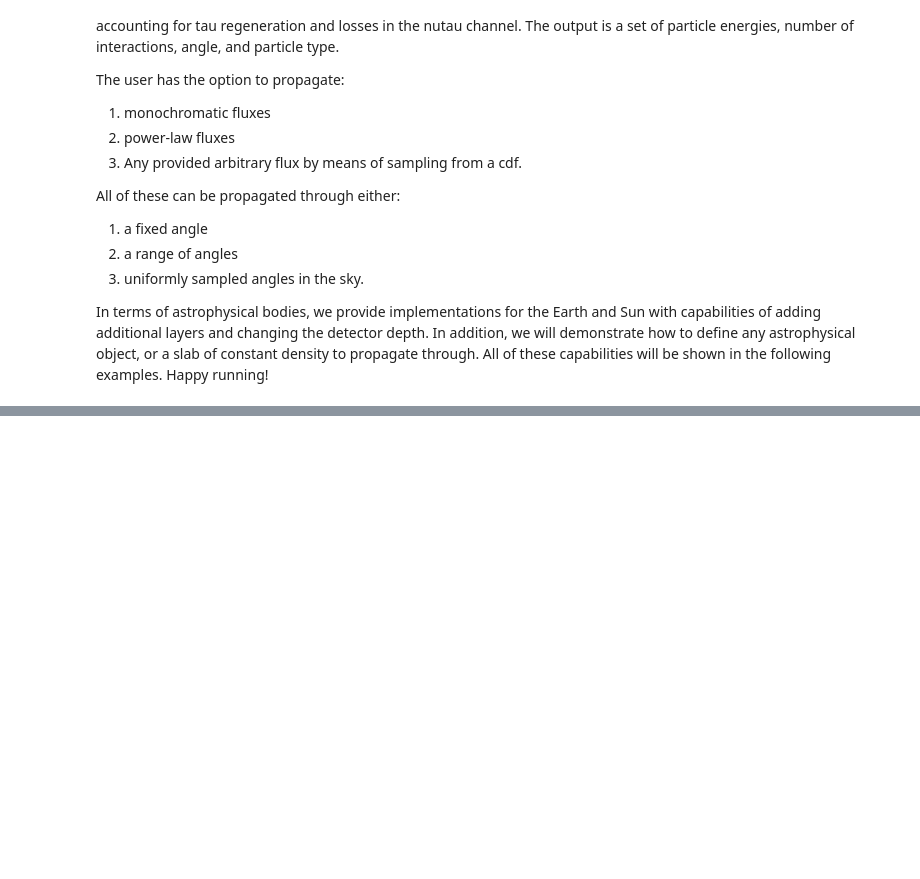
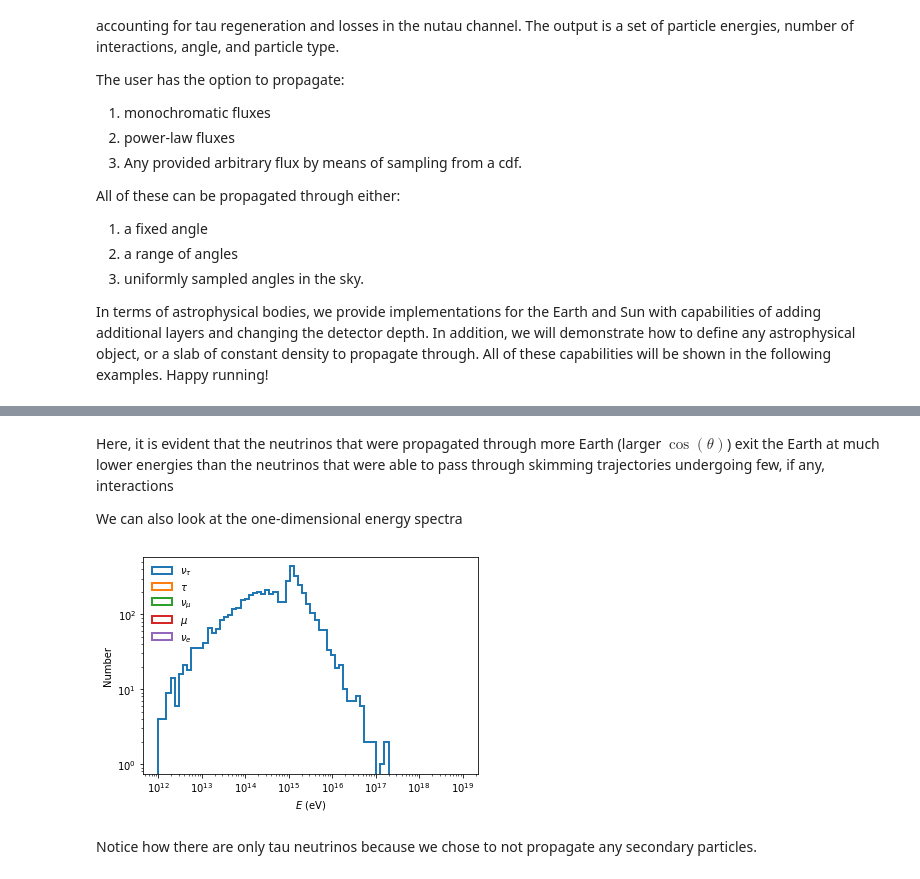
Before and after one commit to icecube/TauRunner, a Jupyter notebook: notebooks/TauRunner_examples.ipynb, the cells around one changed output, grey strips where cells are left out. Drawn from its saved outputs; the diff is of its cells as text; code cells hidden in the pictures; blank space fills up the shorter version.

```diff
--- a/notebooks/TauRunner_examples.ipynb
+++ b/notebooks/TauRunner_examples.ipynb
@@ -130,0 +143,22 @@ for ein in eini:
+# %% [markdown]
+Here, it is evident that the neutrinos that were propagated through more Earth (larger $\cos(\theta)$) exit the Earth at much lower energies than the neutrinos that were able to pass through skimming trajectories undergoing few, if any, interactions
+
+We can also look at the one-dimensional energy spectra
+# %%
+zeros = output['Eout']==0.
+
+for pid in reversed(range(12,17)):
+    particle_msk = np.logical_and(np.abs(output['PDG_Encoding'])==pid, ~zeros)
+    name = pid_names[pid]
+    plt.hist(output['Eout'][particle_msk], bins=bins, label=name,
+            lw=2., histtype='step')
+
+plt.legend(frameon=False, loc=2)
+plt.loglog()
+plt.xlabel(r'$E$ (eV)')
+plt.ylabel('Number')
+plt.show()
+# %% [output]
+[figure, added]
+# %% [markdown]
+Notice how there are only tau neutrinos because we chose to not propagate any secondary particles.
```
Also changed, not shown: parts of 25 cells of this notebook, 1 other file.
